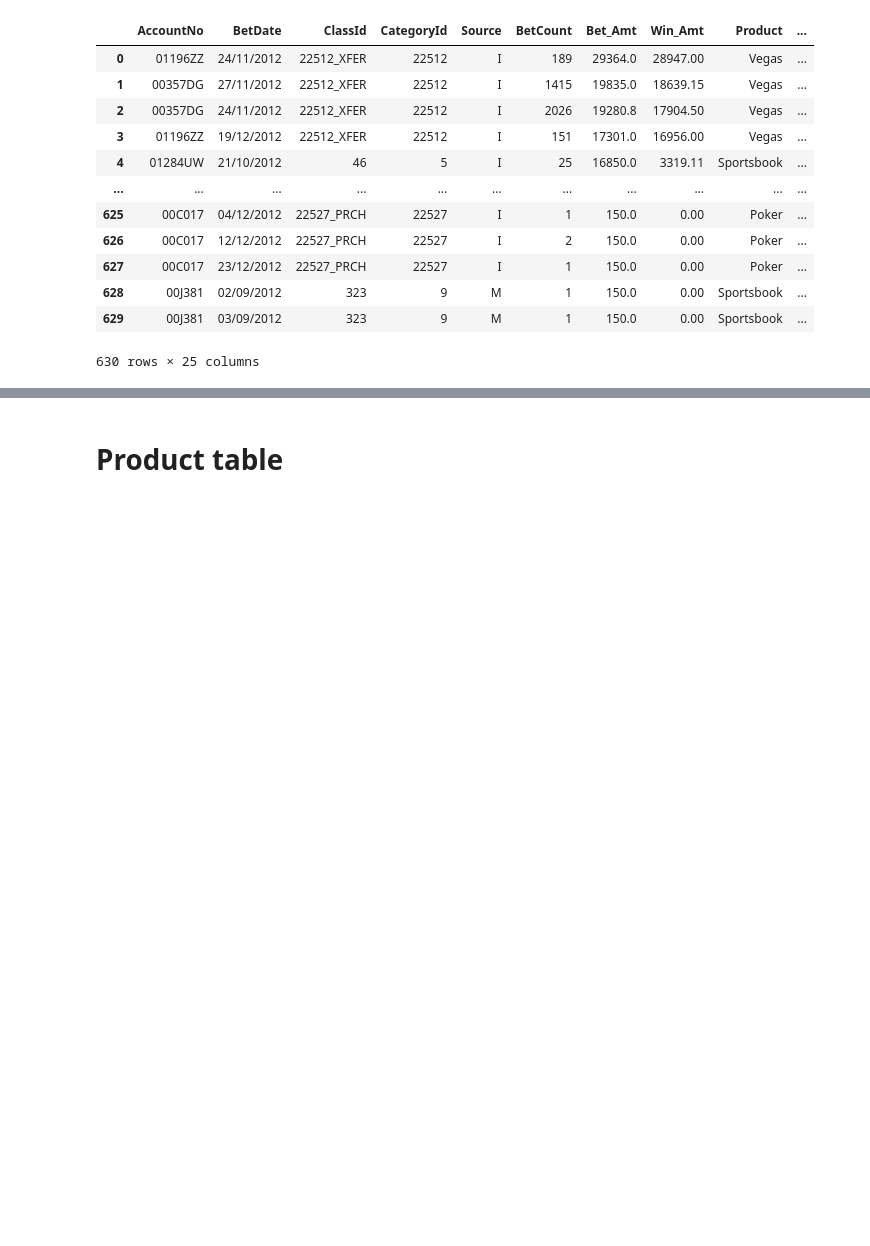
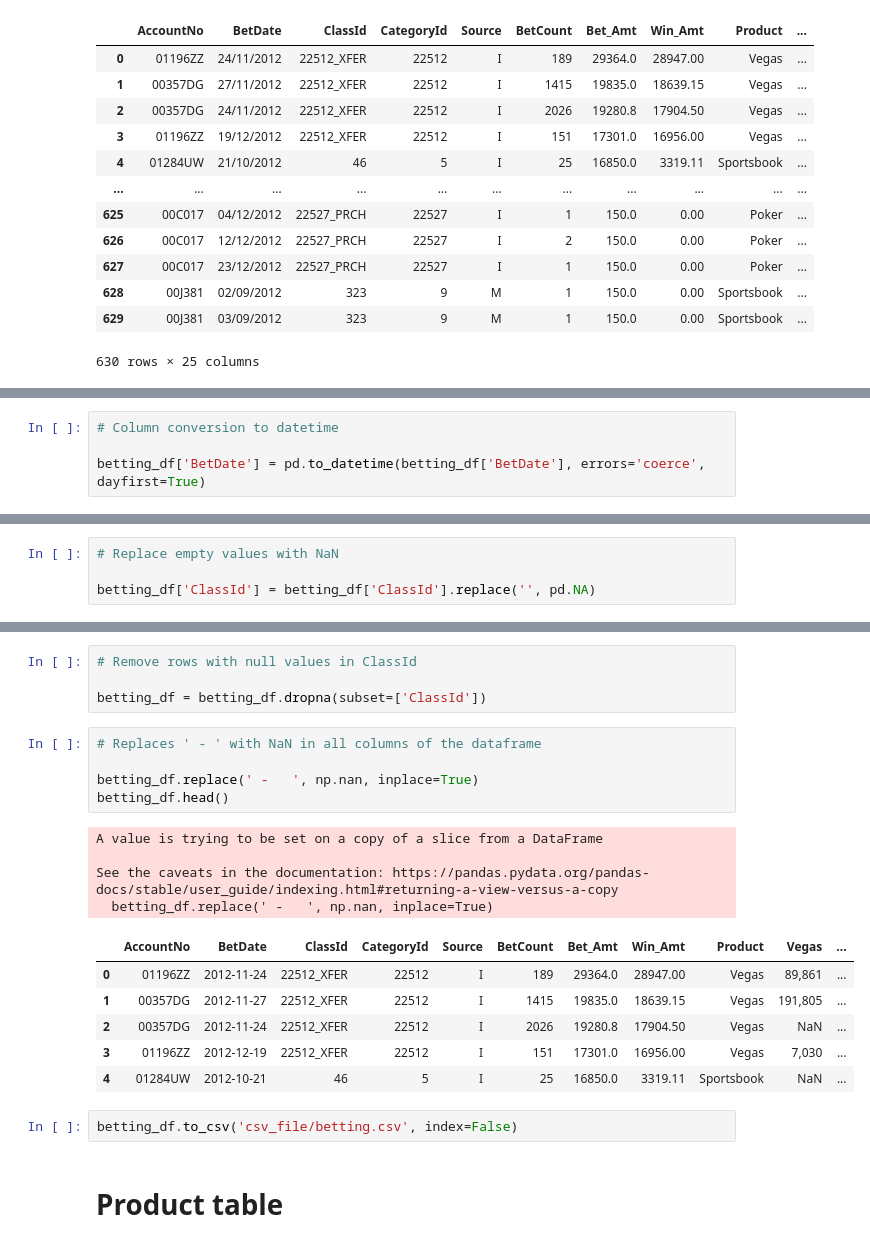
Before and after one commit to giusenico/project-ironhack-gambling, a Jupyter notebook: data_cleaning.ipynb, the cells around one changed output, grey strips where cells are left out. Saved outputs shown, nothing was run; the diff lists cells and outputs as text; blank space fills up the shorter version.

```diff
--- a/data_cleaning.ipynb
+++ b/data_cleaning.ipynb
@@ -168 +180,5 @@ betting_df.drop(columns=['MyUnknownColumn', 'MyUnknownColumn_[0]', 'MyUnknownCol
+# %%
+# Column conversion to datetime
+
+betting_df['BetDate'] = pd.to_datetime(betting_df['BetDate'], errors='coerce', dayfirst=True)
 # %%
@@ -176,0 +214,4 @@ betting_df.head()
+# %%
+# Replace empty values with NaN
+
+betting_df['ClassId'] = betting_df['ClassId'].replace('', pd.NA)
@@ -177,3 +239,25 @@ betting_df.head()
+# %%
+# Remove rows with null values in ClassId
+
+betting_df = betting_df.dropna(subset=['ClassId'])
+# %%
+# Replaces ' - ' with NaN in all columns of the dataframe
+
+betting_df.replace(' -   ', np.nan, inplace=True)
+betting_df.head()
+# %% [output]
+A value is trying to be set on a copy of a slice from a DataFrame
+
+See the caveats in the documentation: https://pandas.pydata.org/pandas-docs/stable/user_guide/indexing.html#returning-a-view-versus-a-copy
+  betting_df.replace(' -   ', np.nan, inplace=True)
+|  | AccountNo | BetDate | ClassId | CategoryId | Source | BetCount | Bet_Amt | Win_Amt | Product | Vegas | ... |
+| 0 | 01196ZZ | 2012-11-24 | 22512_XFER | 22512 | I | 189 | 29364.0 | 28947.00 | Vegas | 89,861 | ... |
+| 1 | 00357DG | 2012-11-27 | 22512_XFER | 22512 | I | 1415 | 19835.0 | 18639.15 | Vegas | 191,805 | ... |
+| 2 | 00357DG | 2012-11-24 | 22512_XFER | 22512 | I | 2026 | 19280.8 | 17904.50 | Vegas | NaN | ... |
+| 3 | 01196ZZ | 2012-12-19 | 22512_XFER | 22512 | I | 151 | 17301.0 | 16956.00 | Vegas | 7,030 | ... |
+| 4 | 01284UW | 2012-10-21 | 46 | 5 | I | 25 | 16850.0 | 3319.11 | Sportsbook | NaN | ... |
+# %%
+betting_df.to_csv('csv_file/betting.csv', index=False)
 # %% [markdown]
 # Product table
 # %%
```
Also changed, not shown: parts of 22 cells of this notebook, 4 other files.
